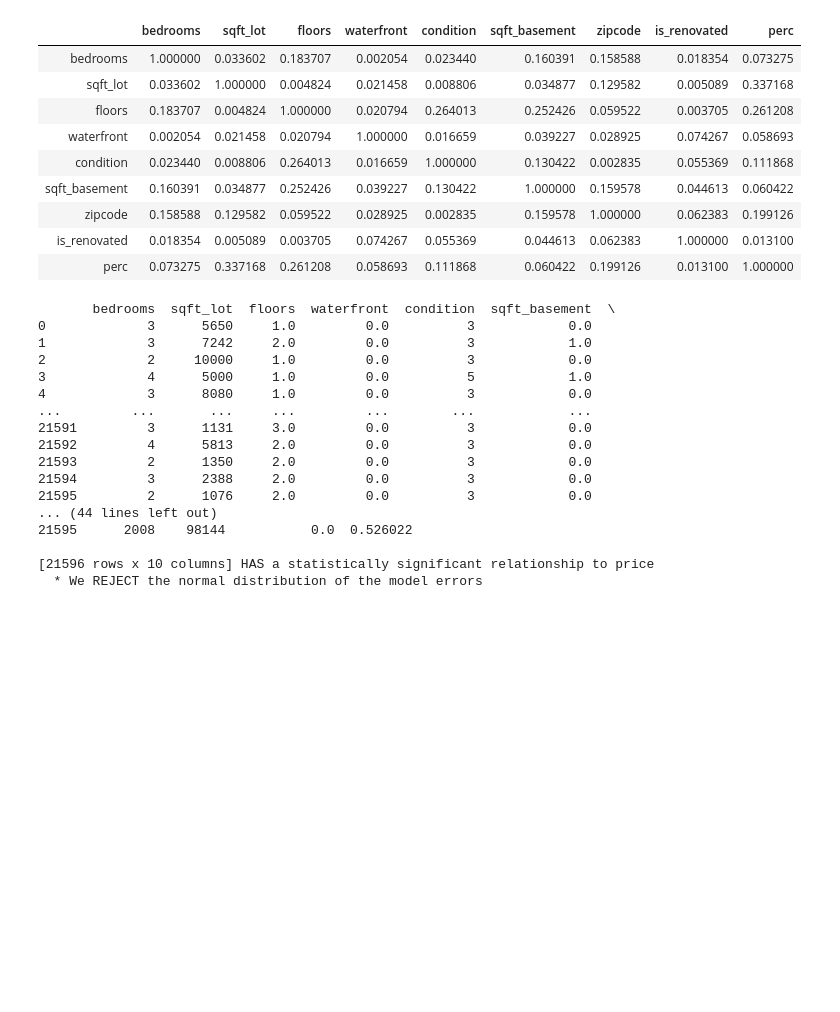
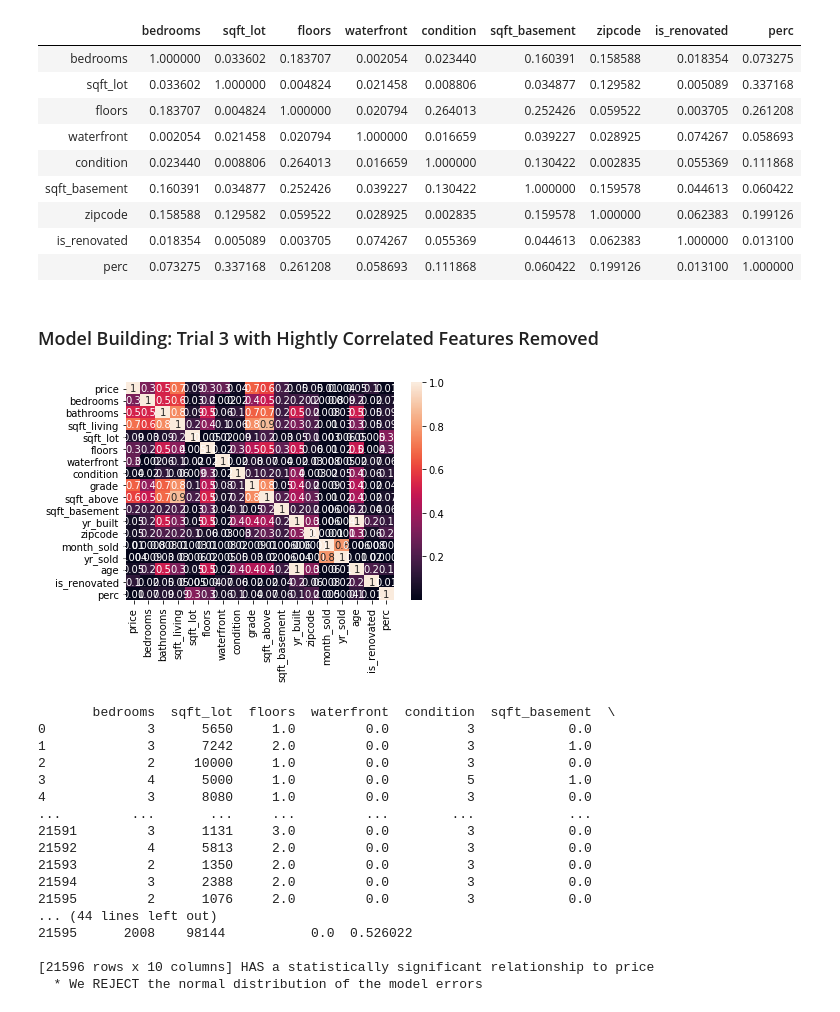
Before and after one commit to EricaSG/dsc-mod-2-project-v2-1-onl01-dtsc-ft-041320, a Jupyter notebook: Modeling.ipynb, the cells around one changed output. Cells and saved outputs as stored; diff of their text form; code cells hidden in the pictures; blank space fills up the shorter version.

```diff
--- a/Modeling.ipynb
+++ b/Modeling.ipynb
@@ -280,14 +282,18 @@ raw
 | zipcode | 0.158588 | 0.129582 | 0.059522 | 0.028925 | 0.002835 | 0.159578 | 1.000000 | 0.062383 | 0.199126 |
 | is_renovated | 0.018354 | 0.005089 | 0.003705 | 0.074267 | 0.055369 | 0.044613 | 0.062383 | 1.000000 | 0.013100 |
 | perc | 0.073275 | 0.337168 | 0.261208 | 0.058693 | 0.111868 | 0.060422 | 0.199126 | 0.013100 | 1.000000 |
+# %% [markdown]
+### Model Building: Trial 3 with Hightly Correlated Features Removed
 # %%
-# sns.heatmap(corrr, annot=True)  #heatmap with Correlations overlaid on features.
-# #Linearity: sqft living vs. sqft above,
-# b, t = plt.ylim() # discover the values for bottom and top
-# b += 0.5 # Add 0.5 to the bottom
-# t -= 0.5 # Subtract 0.5 from the top
-# plt.ylim(b, t) # update the ylim(bottom, top) values
-# plt.show() # ta-da!
+sns.heatmap(corrr, annot=True,fmt='.1g')  #heatmap with Correlations overlaid on features.
+ #Linearity: sqft living vs. sqft above,
+b, t = plt.ylim() # discover the values for bottom and top
+b += 0.5 # Add 0.5 to the bottom
+t -= 0.5 # Subtract 0.5 from the top
+plt.ylim(b, t) # update the ylim(bottom, top) values
+plt.show() # ta-da!
+# %% [output]
+[figure, added]
 # %%
 #Create a dataframe of features displaying the
 #least amount of multicollinearity called noncolin_df.
```
Also changed, not shown: parts of 22 cells of this notebook.
